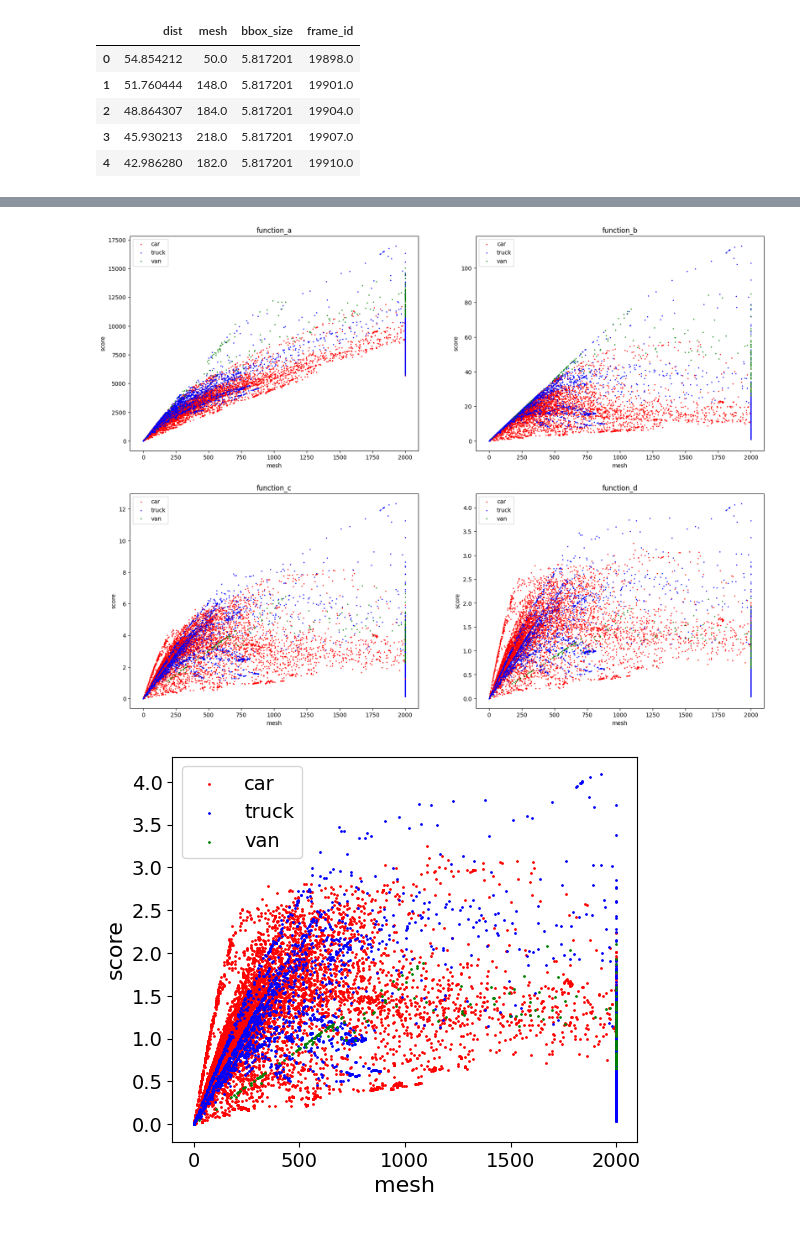
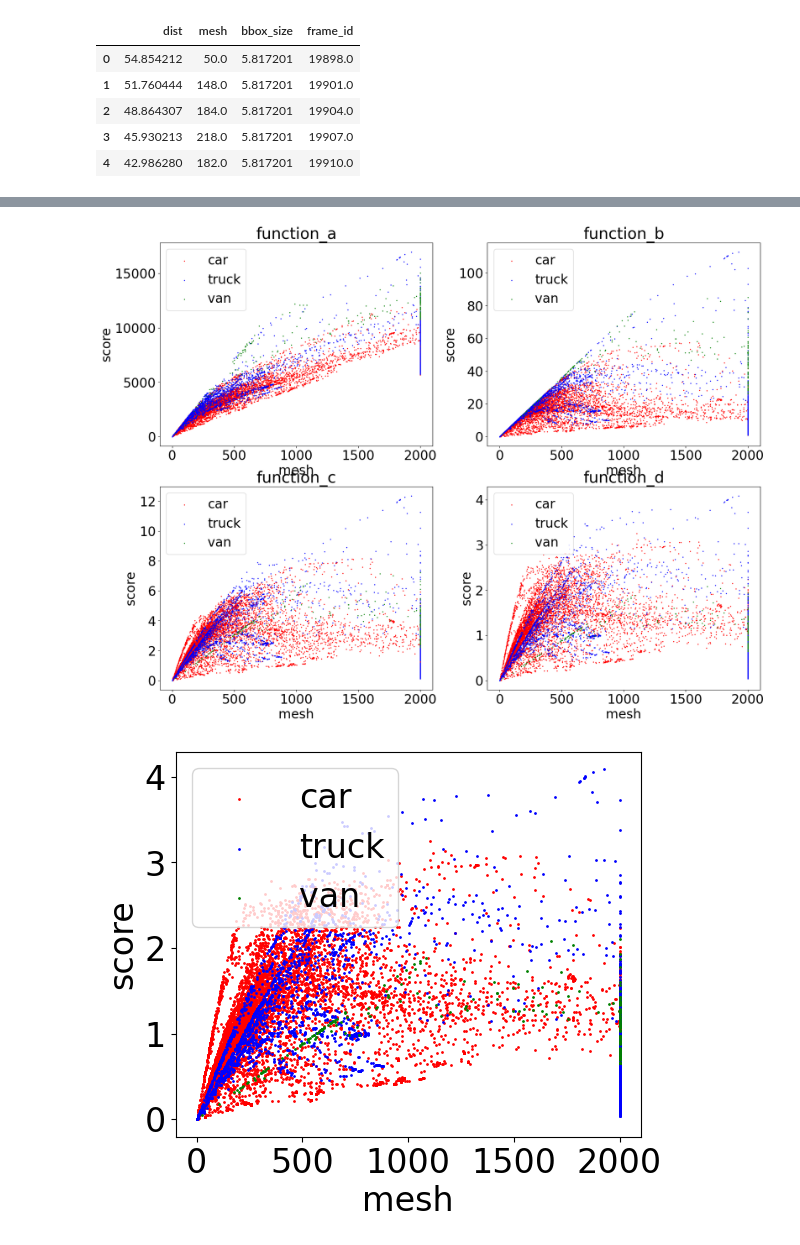
Before and after one commit to Kazawaryu/CARLA_ADA, a Jupyter notebook: ada_exp/parameters/s2/function.ipynb, the cells around one changed output, grey strips where cells are left out. Drawn from its saved outputs; the diff is of its cells as text; code cells hidden in the pictures.

```diff
--- a/ada_exp/parameters/s2/function.ipynb
+++ b/ada_exp/parameters/s2/function.ipynb
@@ -244,39 +284,42 @@ ax2.scatter(car_df['mesh'], car_score_b, s=1, c='r', label='car')
 ax2.scatter(truck_df['mesh'], truck_score_b, s=1, c='b', label='truck')
 ax2.scatter(van_df['mesh'], van_score_b, s=1, c='g', label='van')
 ax2.set_xlabel('mesh')
 ax2.set_ylabel('score')
 ax2.legend()
 ax2.set_title('function_b')
 ax3.scatter(car_df['mesh'], car_score_c, s=1, c='r', label='car')
 ax3.scatter(truck_df['mesh'], truck_score_c, s=1, c='b', label='truck')
 ax3.scatter(van_df['mesh'], van_score_c, s=1, c='g', label='van')
 ax3.set_xlabel('mesh')
 ax3.set_ylabel('score')
 ax3.legend()
 ax3.set_title('function_c')
 ax4.scatter(car_df['mesh'], car_score_d, s=1, c='r', label='car')
 ax4.scatter(truck_df['mesh'], truck_score_d, s=1, c='b', label='truck')
 ax4.scatter(van_df['mesh'], van_score_d, s=1, c='g', label='van')
 ax4.set_xlabel('mesh')
 ax4.set_ylabel('score')
 ax4.legend()
 ax4.set_title('function_d')
 
 plt.show()
 
 fig = plt.figure(figsize=(6, 5))
 plt.scatter(car_df['mesh'], car_score_d, s=1, c='r', label='car')
 plt.scatter(truck_df['mesh'], truck_score_d, s=1, c='b', label='truck')
 plt.scatter(van_df['mesh'], van_score_d, s=1, c='g', label='van')
-plt.xlabel('mesh',fontsize=16)
-plt.ylabel('score',fontsize=16)
-plt.tick_params(axis='both', which='major', labelsize=14)
-plt.legend(fontsize=14)
+plt.xlabel('mesh',fontsize=24)
+plt.ylabel('score',fontsize=24)
+plt.tick_params(axis='both', which='major', labelsize=24)
+plt.legend(fontsize=24, loc='upper left')
+plt.xticks(fontsize=24)
+plt.yticks(fontsize=24)
+plt.locator_params(nbins=8)
 plt.savefig('s2_func_fig5.pdf')
 plt.show()
 # %% [output]
-[figure, old version]
+[figure, new version]
-[figure, old version]
+[figure, new version]
 # %%
 import seaborn as sns
 car_df['score'] = car_score_d
```
Also changed, not shown: parts of 3 cells of this notebook, 11 other files.
